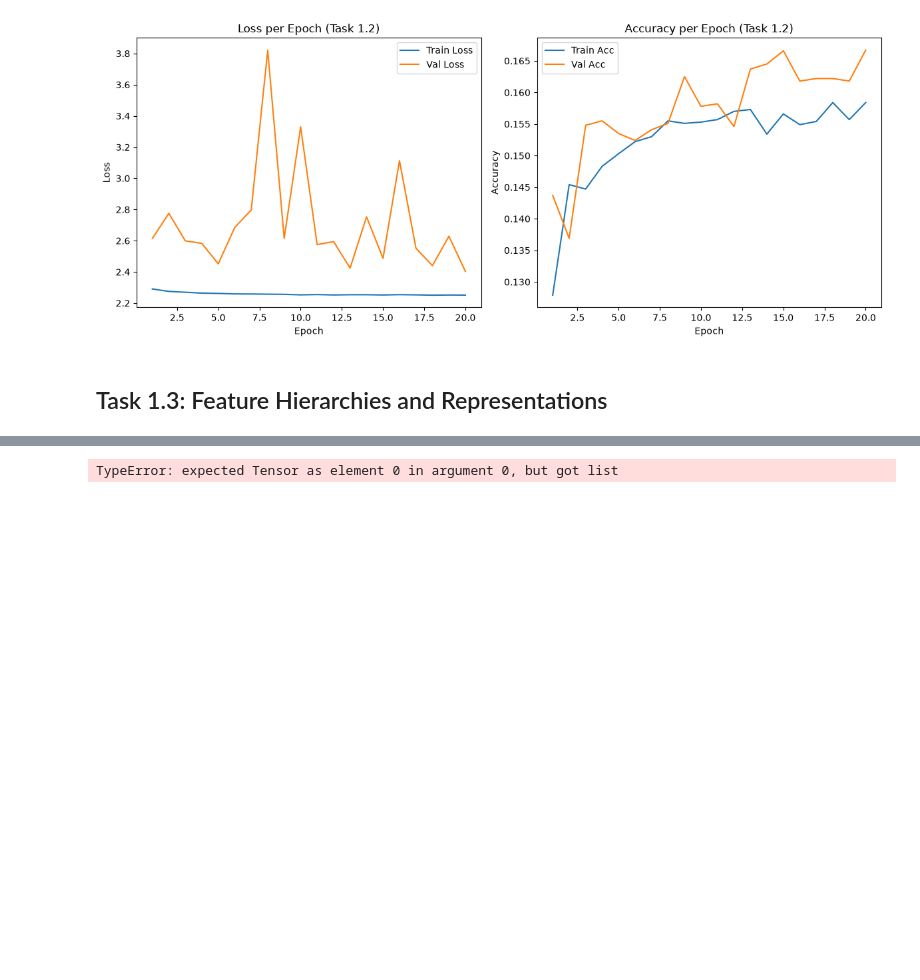
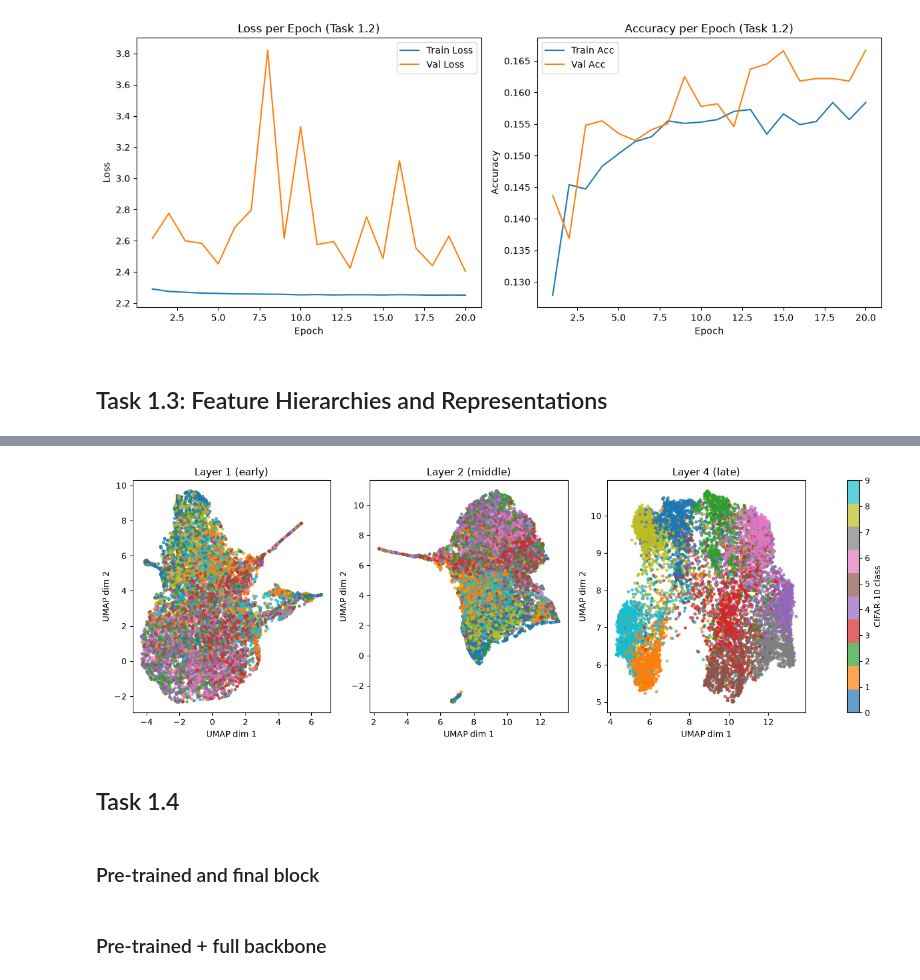
Before and after one commit to alifayyaz0613/atml-pa0, a Jupyter notebook: task1_resnet/task1.ipynb, the cells around one changed output, grey strips where cells are left out. Cells and saved outputs as stored; diff of their text form; code cells hidden in the pictures; blank space fills up the shorter version.

Commit message:
task 1.4

```diff
--- a/task1_resnet/task1.ipynb
+++ b/task1_resnet/task1.ipynb
@@ -12,8 +33,8 @@ from torch import Tensor
 from torchvision import datasets, models, transforms
 from torch.utils.data import DataLoader
 # %%
-device = torch.device("mps" if torch.backends.mps.is_available() else "cpu")
-# device = torch.device("cuda" if torch.cuda.is_available() else "cpu")
+# device = torch.device("mps" if torch.backends.mps.is_available() else "cpu")
+device = torch.device("cuda" if torch.cuda.is_available() else "cpu")
 # %%
 print("Device:", device)
 print("GPU:", torch.cuda.get_device_name(0))
@@ -417,7 +440,7 @@ for epoch in range(num_epochs):
         for inputs, labels in test_loader:
             inputs, labels = inputs.to(device), labels.to(device)
             outputs = model(inputs)
-            if epoch == epoch - 1:
+            if epoch == num_epoch - 1:
                 labels_list.append(labels)
             loss = criterion(outputs, labels)
 
@@ -444,29 +488,40 @@ with open("history_task1_3.json", "w") as f:
+# %%
+features = {"layer 1": [], "layer 2": [], "layer 4": []}
+labels_list = []
+
+model.eval()
+with torch.no_grad():
+    for inputs, labels in test_loader:
+        inputs = inputs.to(device)
+        outputs = model(inputs)
+        labels_list.append(labels)
 # %%
 layer1_features = torch.cat(features["layer 1"]).numpy()
 layer2_features = torch.cat(features["layer 2"]).numpy()
 layer4_features = torch.cat(features["layer 4"]).numpy()
 labels_all = torch.cat(labels_list).numpy()
-
-
-np.savez_compressed(
-    "results/task1_3_features.npz",
-    layer1=layer1_features,
-    layer2=layer2_features,
-    layer4=layer4_features,
-    labels=labels_all,
-)
-# %% [output]
-TypeError: expected Tensor as element 0 in argument 0, but got list
 # %%
-data = np.load("results/task1_3_features.npz")
-
-layer1_features = data["layer1"]
-layer2_features = data["layer2"]
-layer4_features = data["layer4"]
-labels_all = data["labels"]
-
-reducer = umap.UMAP(n_components=2, random_state=42)
+reducer = umap.UMAP(n_components=2, random_state=42, n_jobs=-1)
 
 layer1_2d = reducer.fit_transform(layer1_features)
 layer2_2d = reducer.fit_transform(layer2_features)
 layer4_2d = reducer.fit_transform(layer4_features)
+# %%
+fig, axes = plt.subplots(1, 3, figsize=(18, 5))
+for ax, data_2d, title in zip(
+    axes,
+    [layer1_2d, layer2_2d, layer4_2d],
+    ["Layer 1 (early)", "Layer 2 (middle)", "Layer 4 (late)"]
+):
+    scatter = ax.scatter(data_2d[:, 0], data_2d[:, 1], c=labels_all, cmap="tab10", s=8, alpha=0.7)
+    ax.set_title(title)
+    ax.set_xlabel("UMAP dim 1")
+    ax.set_ylabel("UMAP dim 2")
+
+fig.colorbar(scatter, ax=axes.ravel().tolist(), label="CIFAR-10 class", ticks=range(10))
+plt.savefig("results/umap_feature_hierarchy.png", dpi=150)
+plt.show()
+# %% [output]
+[figure, added]
+# %% [markdown]
+## Task 1.4
@@ -472,0 +623,2 @@ layer4_2d = reducer.fit_transform(layer4_features)
+# %% [markdown]
+### Pre-trained and final block
@@ -472,0 +647,2 @@ layer4_2d = reducer.fit_transform(layer4_features)
+# %% [markdown]
+### Pre-trained + full backbone
```
Also changed, not shown: parts of 11 cells of this notebook, 2 other files.
